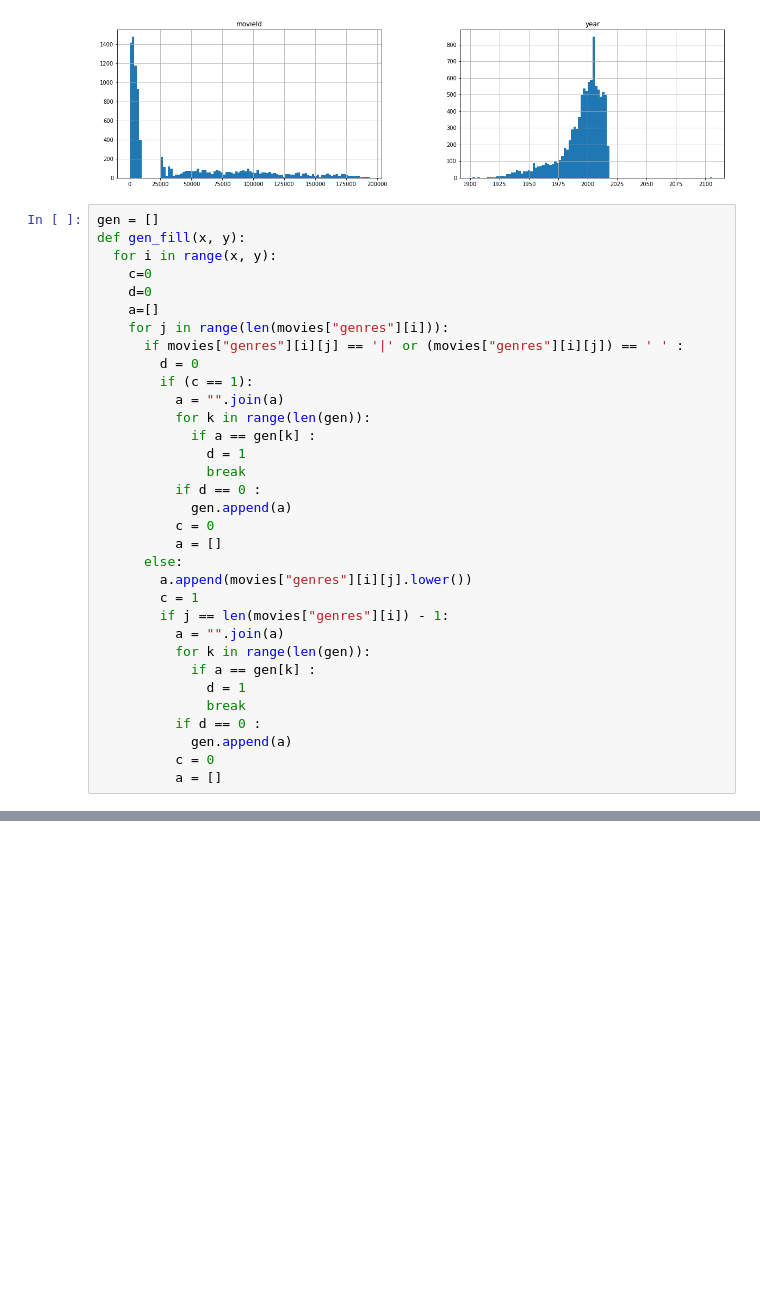
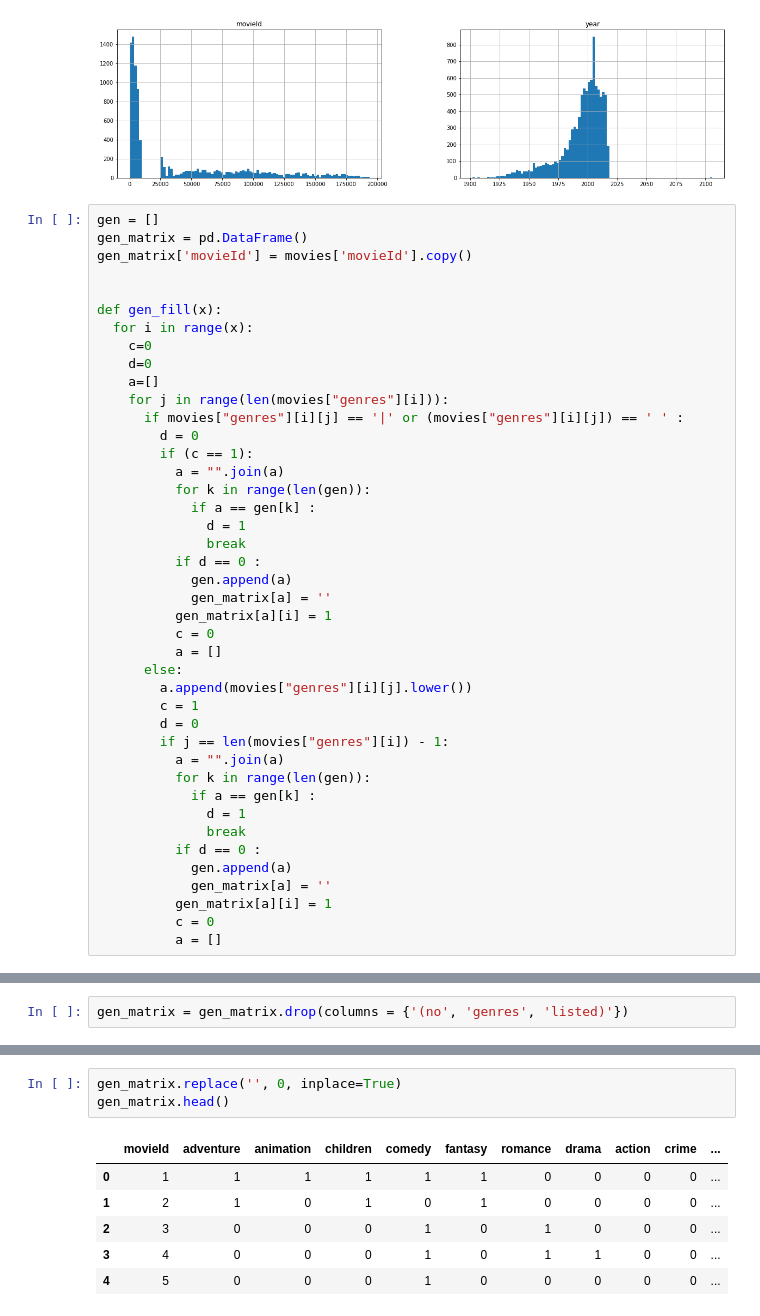
Before and after one commit to stack-raghav/MovieRecc.APP, a Jupyter notebook: Movie.ipynb, the cells around one changed output, grey strips where cells are left out. Saved outputs shown, nothing was run; the diff lists cells and outputs as text; blank space fills up the shorter version.

```diff
--- a/Movie.ipynb
+++ b/Movie.ipynb
@@ -196,8 +196,12 @@ plt.show()
 [figure]
 # %%
 gen = []
-def gen_fill(x, y):
-  for i in range(x, y):
+gen_matrix = pd.DataFrame()
+gen_matrix['movieId'] = movies['movieId'].copy()
+
+
+def gen_fill(x):
+  for i in range(x):
     c=0
     d=0
     a=[]
@@ -212,11 +216,14 @@ def gen_fill(x, y):
               break
           if d == 0 :
             gen.append(a)
+            gen_matrix[a] = ''
+          gen_matrix[a][i] = 1
           c = 0
           a = []
       else:
         a.append(movies["genres"][i][j].lower())
         c = 1
+        d = 0
         if j == len(movies["genres"][i]) - 1:
           a = "".join(a)
           for k in range(len(gen)):
@@ -225,5 +232,7 @@ def gen_fill(x, y):
               break
           if d == 0 :
             gen.append(a)
+            gen_matrix[a] = ''
+          gen_matrix[a][i] = 1
           c = 0
           a = []
@@ -240,0 +256,2 @@ print(gen)
+# %%
+gen_matrix = gen_matrix.drop(columns = {'(no', 'genres', 'listed)'})
@@ -240,0 +289,10 @@ print(gen)
+# %%
+gen_matrix.replace('', 0, inplace=True)
+gen_matrix.head()
+# %% [output]
+|  | movieId | adventure | animation | children | comedy | fantasy | romance | drama | action | crime | ... |
+| 0 | 1 | 1 | 1 | 1 | 1 | 1 | 0 | 0 | 0 | 0 | ... |
+| 1 | 2 | 1 | 0 | 1 | 0 | 1 | 0 | 0 | 0 | 0 | ... |
+| 2 | 3 | 0 | 0 | 0 | 1 | 0 | 1 | 0 | 0 | 0 | ... |
+| 3 | 4 | 0 | 0 | 0 | 1 | 0 | 1 | 1 | 0 | 0 | ... |
+| 4 | 5 | 0 | 0 | 0 | 1 | 0 | 0 | 0 | 0 | 0 | ... |
```
Also changed, not shown: parts of 15 cells of this notebook.
